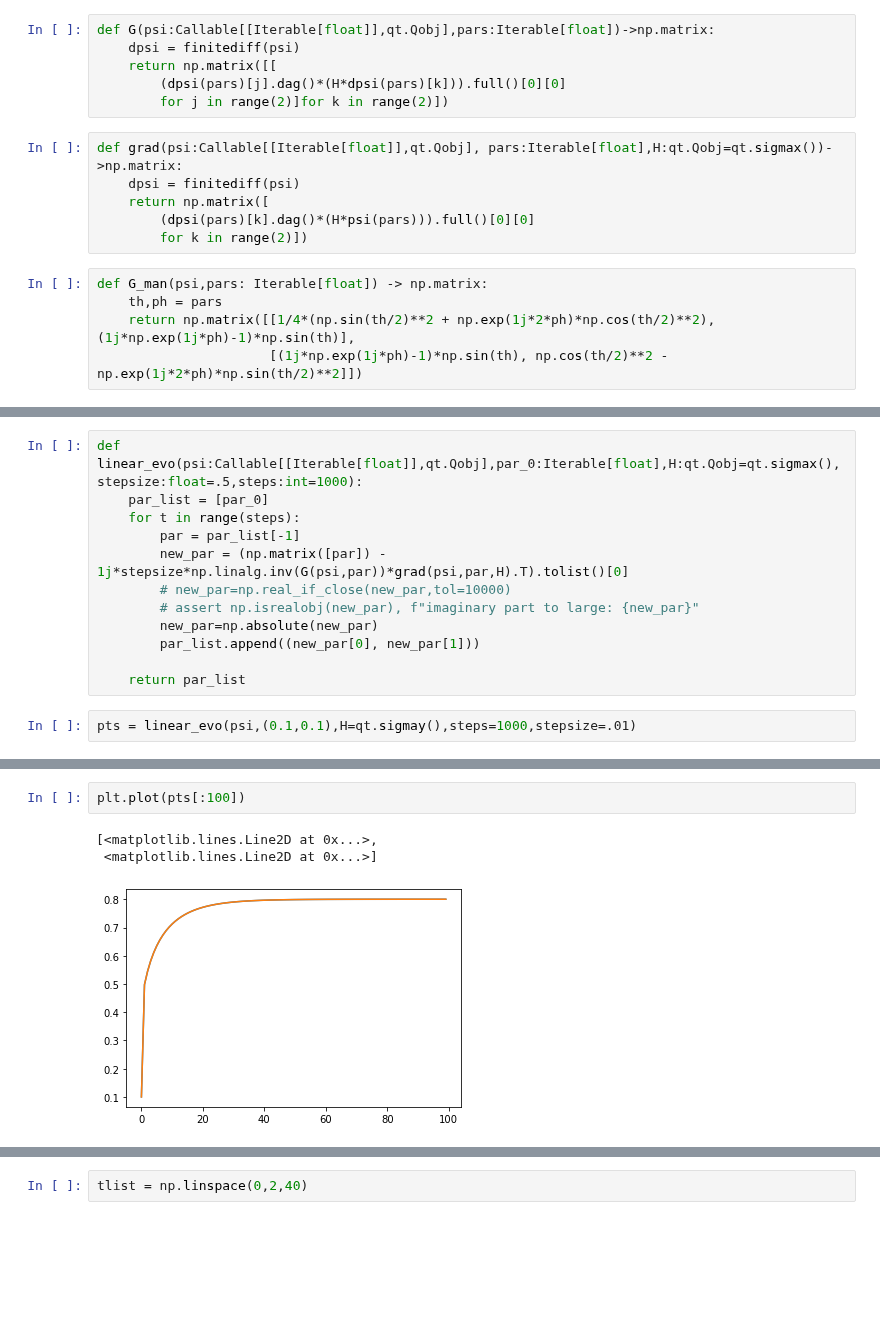
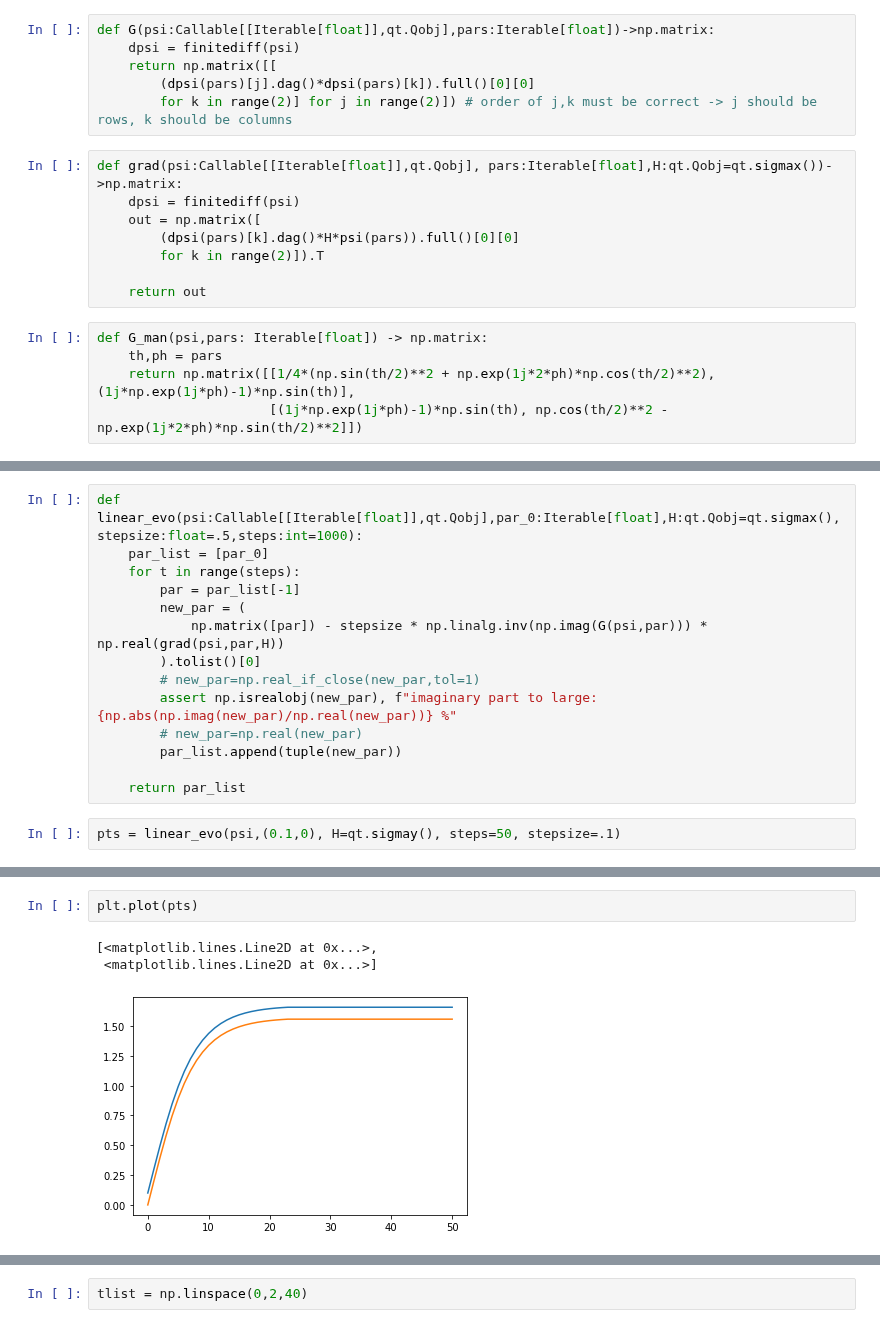
Before and after one commit to LeonhardRichter/TDVP_and_QAOA, a Jupyter notebook: tdvp.ipynb, the cells around one changed output, grey strips where cells are left out. Saved outputs shown, nothing was run; the diff lists cells and outputs as text; blank space fills up the shorter version.

```diff
--- a/tdvp.ipynb
+++ b/tdvp.ipynb
@@ -47,14 +46,16 @@ df((1,1))
 def G(psi:Callable[[Iterable[float]],qt.Qobj],pars:Iterable[float])->np.matrix:
     dpsi = finitediff(psi)
     return np.matrix([[
-        (dpsi(pars)[j].dag()*(H*dpsi(pars)[k])).full()[0][0]
-        for j in range(2)]for k in range(2)])
+        (dpsi(pars)[j].dag()*dpsi(pars)[k]).full()[0][0]
+        for k in range(2)] for j in range(2)]) # order of j,k must be correct -> j should be rows, k should be columns
 # %%
 def grad(psi:Callable[[Iterable[float]],qt.Qobj], pars:Iterable[float],H:qt.Qobj=qt.sigmax())->np.matrix:
     dpsi = finitediff(psi)
-    return np.matrix([
-        (dpsi(pars)[k].dag()*(H*psi(pars))).full()[0][0]
-        for k in range(2)])
+    out = np.matrix([
+        (dpsi(pars)[k].dag()*H*psi(pars)).full()[0][0]
+        for k in range(2)]).T
+
+    return out
 # %%
 def G_man(psi,pars: Iterable[float]) -> np.matrix:
     th,ph = pars
@@ -88,15 +114,17 @@ def linear_evo(psi:Callable[[Iterable[float]],qt.Qobj],par_0:Iterable[float],H:q
     par_list = [par_0]
     for t in range(steps):
         par = par_list[-1]
-        new_par = (np.matrix([par]) - 1j*stepsize*np.linalg.inv(G(psi,par))*grad(psi,par,H).T).tolist()[0]
-        # new_par=np.real_if_close(new_par,tol=10000)
-        # assert np.isrealobj(new_par), f"imaginary part to large: {new_par}"
-        new_par=np.absolute(new_par)
-        par_list.append((new_par[0], new_par[1]))
+        new_par = (
+            np.matrix([par]) - stepsize * np.linalg.inv(np.imag(G(psi,par))) * np.real(grad(psi,par,H))
+        ).tolist()[0]
+        # new_par=np.real_if_close(new_par,tol=1)
+        assert np.isrealobj(new_par), f"imaginary part to large: {np.abs(np.imag(new_par)/np.real(new_par))} %"
+        # new_par=np.real(new_par)
+        par_list.append(tuple(new_par))
 
     return par_list
 # %%
-pts = linear_evo(psi,(0.1,0.1),H=qt.sigmay(),steps=1000,stepsize=.01)
+pts = linear_evo(psi,(0.1,0), H=qt.sigmay(), steps=50, stepsize=.1)
 # %%
 b = qt.Bloch()
 b.add_states([psi(pt) for pt in pts],kind="vector")
@@ -115,6 +143,6 @@ plt.scatter(x,y)
 # %%
-plt.plot(pts[:100])
+plt.plot(pts)
 # %% [output]
 [<matplotlib.lines.Line2D at 0x...>,
  <matplotlib.lines.Line2D at 0x...>]
-[figure, old version]
+[figure, new version]
```
Also changed, not shown: parts of 21 cells of this notebook.
